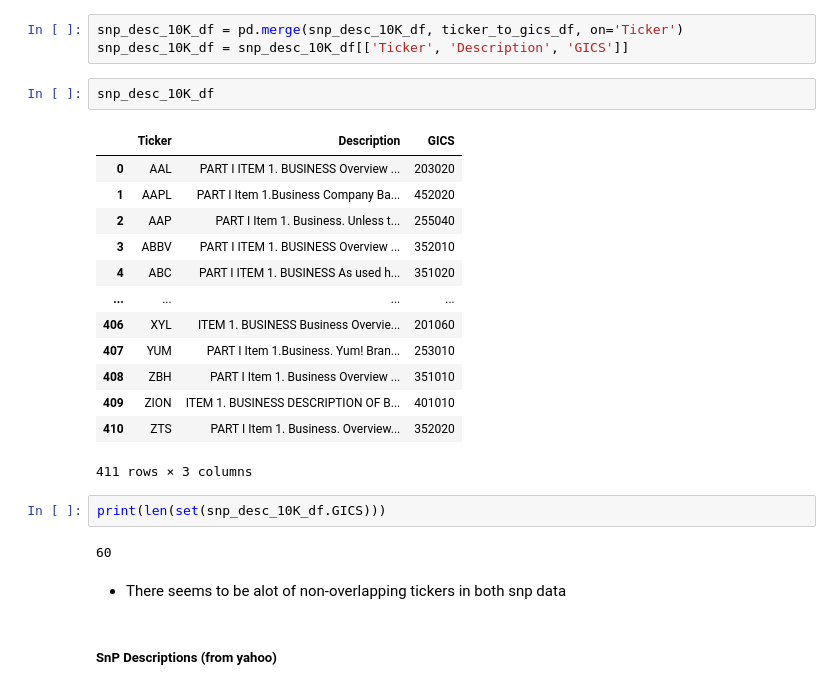
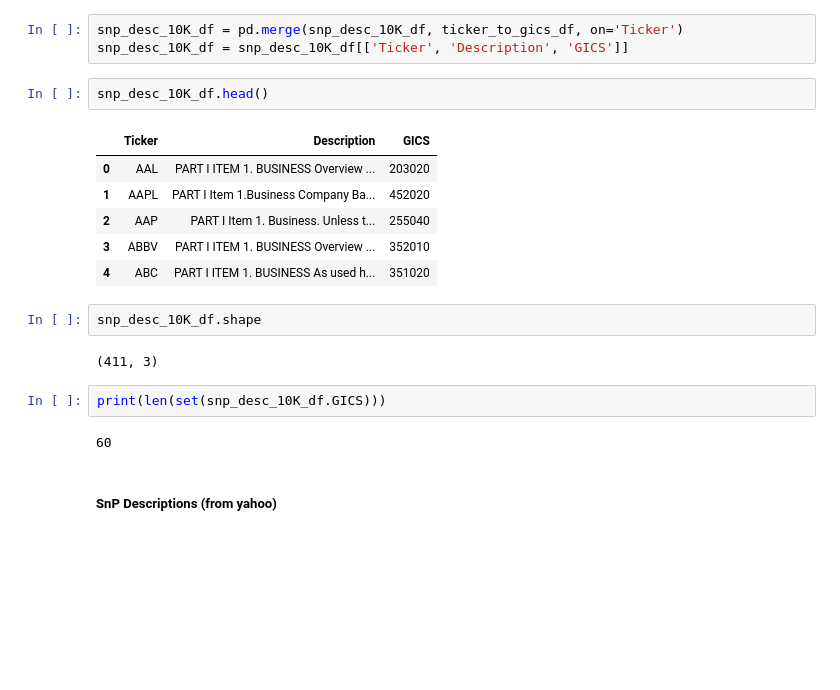
Before and after one commit to Sivalavida/Text-based-Industry-Classification, a Jupyter notebook: LSI Word Embedding.ipynb, the cells around one changed output. Saved outputs shown, nothing was run; the diff lists cells and outputs as text; blank space fills up the shorter version.

```diff
--- a/LSI Word Embedding.ipynb
+++ b/LSI Word Embedding.ipynb
@@ -104,27 +107,22 @@ snp_desc_10K_df = pd.read_pickle('data_out/snp_desc_10K.pkl')
 snp_desc_10K_df = pd.merge(snp_desc_10K_df, ticker_to_gics_df, on='Ticker')
 snp_desc_10K_df = snp_desc_10K_df[['Ticker', 'Description', 'GICS']]
 # %%
-snp_desc_10K_df
+snp_desc_10K_df.head()
 # %% [output]
 |  | Ticker | Description | GICS |
 | 0 | AAL | PART I ITEM 1. BUSINESS Overview ... | 203020 |
 | 1 | AAPL | PART I Item 1.Business Company Ba... | 452020 |
 | 2 | AAP | PART I Item 1. Business. Unless t... | 255040 |
 | 3 | ABBV | PART I ITEM 1. BUSINESS Overview ... | 352010 |
 | 4 | ABC | PART I ITEM 1. BUSINESS As used h... | 351020 |
-| ... | ... | ... | ... |
-| 406 | XYL | ITEM 1. BUSINESS Business Overvie... | 201060 |
-| 407 | YUM | PART I Item 1.Business. Yum! Bran... | 253010 |
-| 408 | ZBH | PART I Item 1. Business Overview ... | 351010 |
-| 409 | ZION | ITEM 1. BUSINESS DESCRIPTION OF B... | 401010 |
-| 410 | ZTS | PART I Item 1. Business. Overview... | 352020 |
-411 rows × 3 columns
+# %%
+snp_desc_10K_df.shape
+# %% [output]
+(411, 3)
 # %%
 print(len(set(snp_desc_10K_df.GICS)))
 # %% [output]
 60
-# %% [markdown]
-- There seems to be alot of non-overlapping tickers in both snp data
 # %% [markdown]
 ##### SnP Descriptions (from yahoo)
 # %%
```
Also changed, not shown: parts of 61 cells of this notebook, 3 other files.
